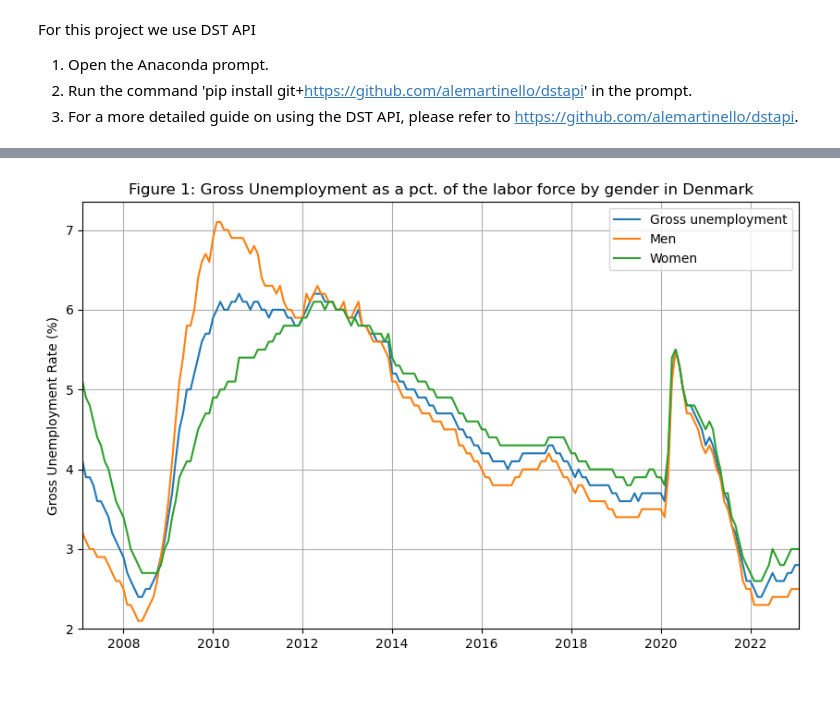
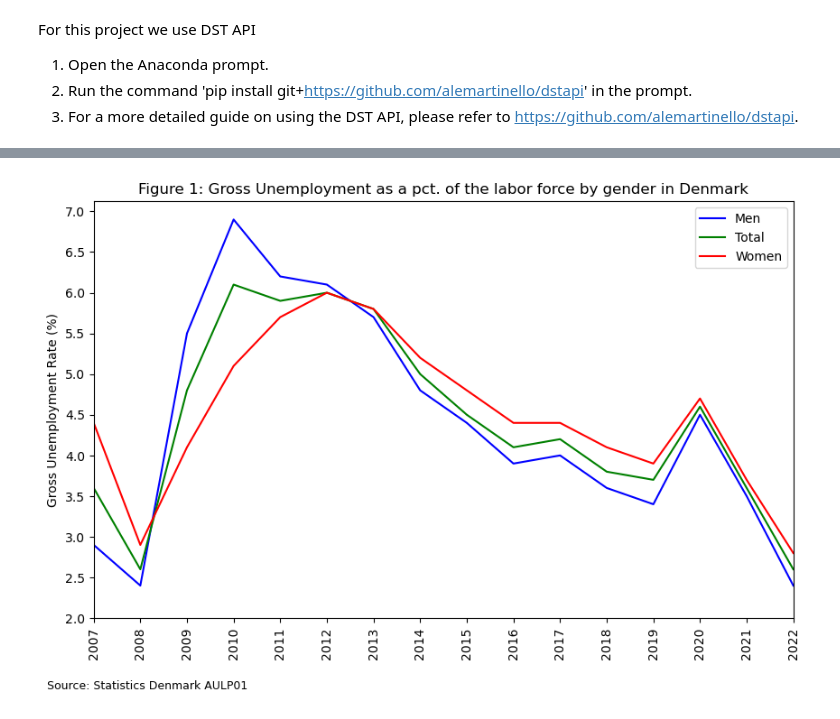
Before and after one commit to NumEconCopenhagen/projects-2023-kscd, a Jupyter notebook: dataproject/dataproject.ipynb, the cells around one changed output, grey strips where cells are left out. Drawn from its saved outputs; the diff is of its cells as text; code cells hidden in the pictures; blank space fills up the shorter version.

Commit message:
The problem has been visualized. analysis has begun

```diff
--- a/dataproject/dataproject.ipynb
+++ b/dataproject/dataproject.ipynb
@@ -80,0 +16,7 @@ display(gross_unemployment.head(6), gross_unemployment.tail(6))
+# %%
+# Searching for gross unemployment data through DST API
+gross_unemployment_dst = DstApi('AULP01')
+
+# Creating and displaying the a summary of the gross unemployment data
+summary_gross_unemployment = gross_unemployment_dst.tablesummary(language='en')
+display(summary_gross_unemployment)
@@ -81,31 +75,32 @@ display(gross_unemployment.head(6), gross_unemployment.tail(6))
 # %%
 # Set the figure size
 plt.figure(figsize=(10,6))
 
+# Define colors for each line
+colors = {'Total': 'green', 'Men': 'blue', 'Women': 'red'}
+
 # Group the data by the 'TOTAL GROSS EMPLOYMENT AND SEX' column
-grouped = gross_unemployment.groupby('TOTAL GROSS EMPLOYMENT AND SEX')
+grouped = gross_unemployment.groupby('GENDER')
 
-# Loop through the grouped data and plot each group
+# Loop through the grouped data and plot each group with the defined color
 for name, group in grouped:
-    plt.plot(group['YEAR AND MONTH'], group['PCT'], label=name)
+    plt.plot(group['YEAR'], group['GROSS UNEMPLOYMENT RATE (%)'], label=name, color=colors[name])
 
 # Adding label and title
 plt.ylabel('Gross Unemployment Rate (%)')
 plt.title('Figure 1: Gross Unemployment as a pct. of the labor force by gender in Denmark')
 
-# Starting y-axis from 2 pct.
-plt.ylim(2,None)
+# Defining ticks for x- and y-axis, and any limits
+plt.xticks(rotation=90)
+plt.xticks(range(2007, 2023))
+plt.xlim(2007, 2022)
+plt.yticks(np.arange(2, 7.5, 0.5))
 
-# Setting the x-axis limits to show the earliest and latest dates available in the fetched data
-plt.xlim(pd.to_datetime('2007-02-01'), pd.to_datetime('2023-02-01'))
+# Adding text box for source
+plt.text(2006, 1.125, 'Source: Statistics Denmark AULP01', fontsize=9)
 
-# Show the legends
-plt.legend()
-
-# Adding gridlines
-plt.grid()
-
-# Show the plot
+# Legend, gridlines and plotting
+plt.legend(loc='upper right')
 plt.show()
 # %% [output]
-[figure, old version]
+[figure, new version]
```
Also changed, not shown: parts of 10 cells of this notebook.
